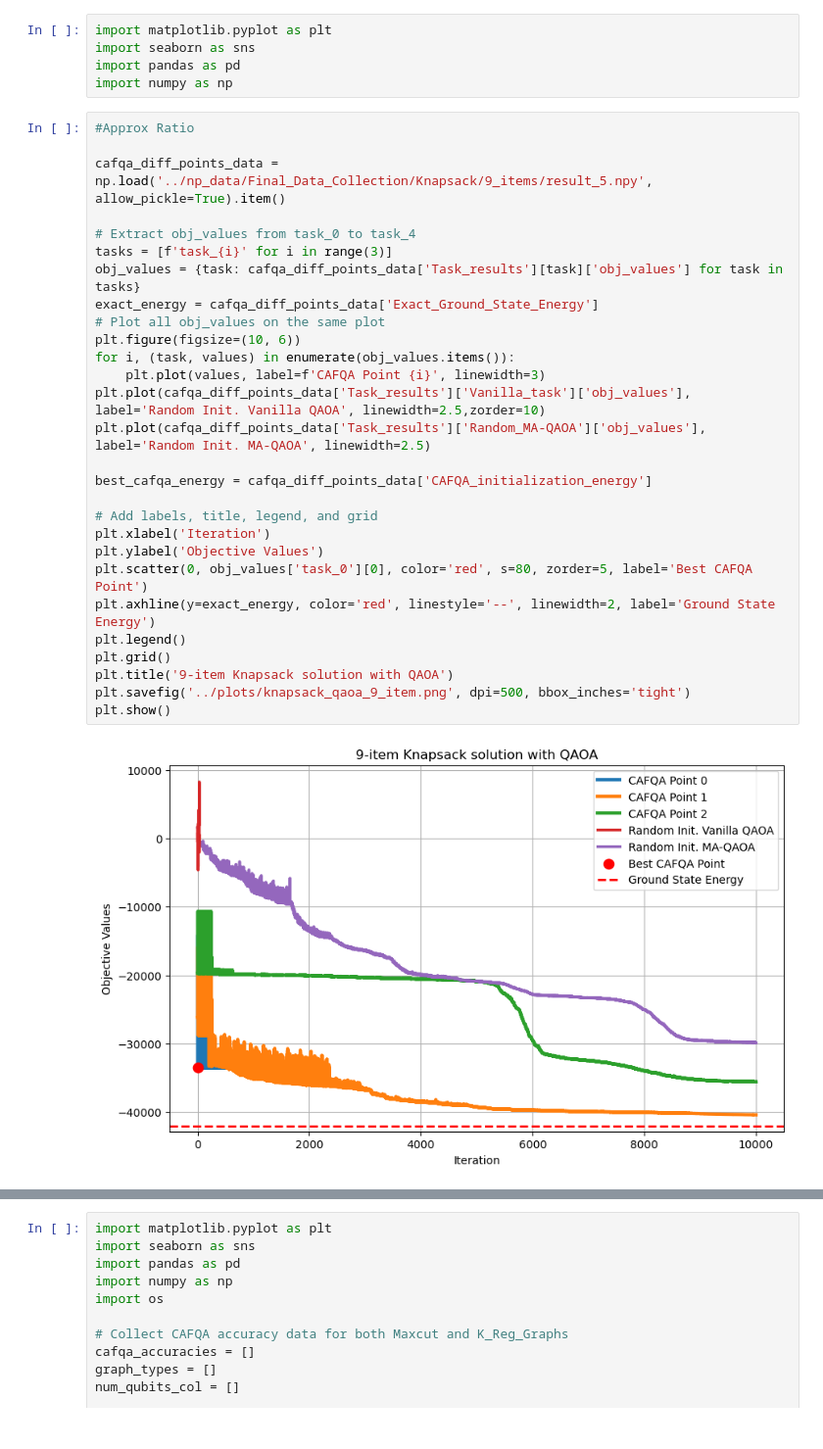
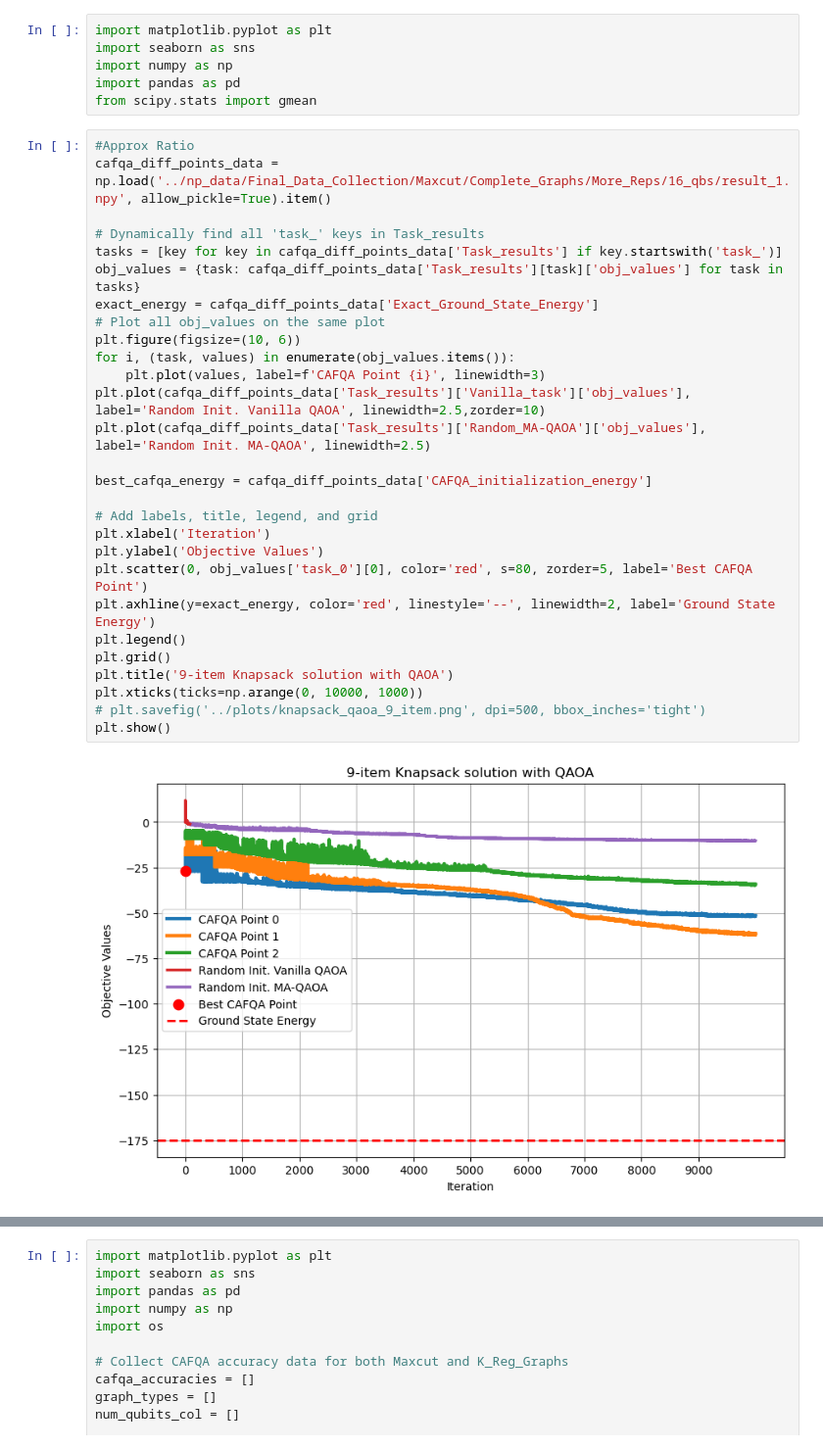
Before and after one commit to d-bharadwaj/SPIQ, a Jupyter notebook: playground_scripts/final_data_analysis.ipynb, the cells around one changed output, grey strips where cells are left out. Shown at 98% size. Cells and saved outputs as stored; diff of their text form.

Commit message:
refactor: update visualization notebooks

```diff
--- a/playground_scripts/final_data_analysis.ipynb
+++ b/playground_scripts/final_data_analysis.ipynb
@@ -1,35 +1,36 @@
 # %%
 import matplotlib.pyplot as plt
 import seaborn as sns
+import numpy as np
 import pandas as pd
-import numpy as np
+from scipy.stats import gmean
 # %%
 #Approx Ratio
+cafqa_diff_points_data = np.load('../np_data/Final_Data_Collection/Maxcut/Complete_Graphs/More_Reps/16_qbs/result_1.npy', allow_pickle=True).item()
 
-cafqa_diff_points_data = np.load('../np_data/Final_Data_Collection/Knapsack/9_items/result_5.npy', allow_pickle=True).item()
-
-# Extract obj_values from task_0 to task_4
-tasks = [f'task_{i}' for i in range(3)]
+# Dynamically find all 'task_' keys in Task_results
+tasks = [key for key in cafqa_diff_points_data['Task_results'] if key.startswith('task_')]
 obj_values = {task: cafqa_diff_points_data['Task_results'][task]['obj_values'] for task in tasks}
 exact_energy = cafqa_diff_points_data['Exact_Ground_State_Energy']
 # Plot all obj_values on the same plot
 plt.figure(figsize=(10, 6))
 for i, (task, values) in enumerate(obj_values.items()):
     plt.plot(values, label=f'CAFQA Point {i}', linewidth=3)
 plt.plot(cafqa_diff_points_data['Task_results']['Vanilla_task']['obj_values'], label='Random Init. Vanilla QAOA', linewidth=2.5,zorder=10)
 plt.plot(cafqa_diff_points_data['Task_results']['Random_MA-QAOA']['obj_values'], label='Random Init. MA-QAOA', linewidth=2.5)
 
 best_cafqa_energy = cafqa_diff_points_data['CAFQA_initialization_energy']
 
 # Add labels, title, legend, and grid
 plt.xlabel('Iteration')
 plt.ylabel('Objective Values')
 plt.scatter(0, obj_values['task_0'][0], color='red', s=80, zorder=5, label='Best CAFQA Point')
 plt.axhline(y=exact_energy, color='red', linestyle='--', linewidth=2, label='Ground State Energy')
 plt.legend()
 plt.grid()
 plt.title('9-item Knapsack solution with QAOA')
-plt.savefig('../plots/knapsack_qaoa_9_item.png', dpi=500, bbox_inches='tight')
+plt.xticks(ticks=np.arange(0, 10000, 1000))
+# plt.savefig('../plots/knapsack_qaoa_9_item.png', dpi=500, bbox_inches='tight')
 plt.show()
 # %% [output]
-[figure, old version]
+[figure, new version]
```
Also changed, not shown: parts of 13 cells of this notebook, 1 other file.
